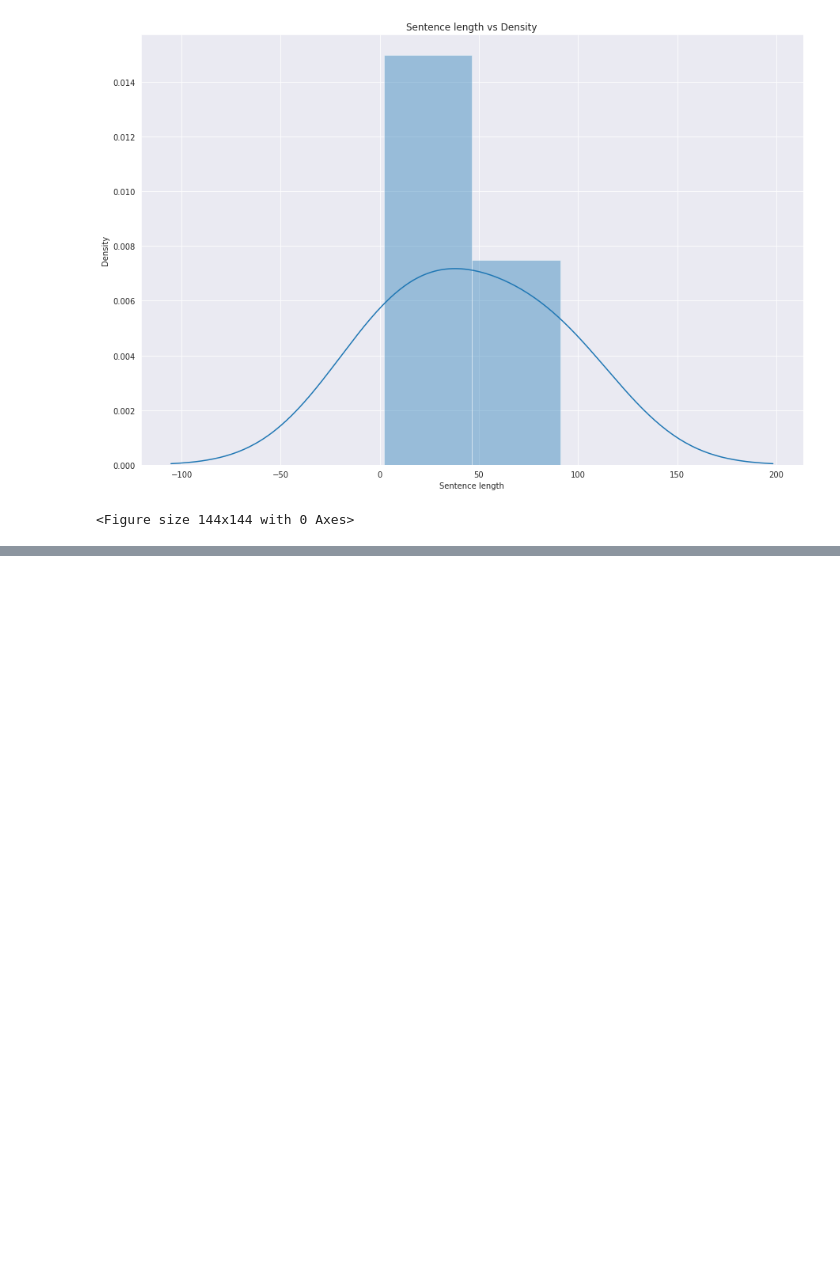
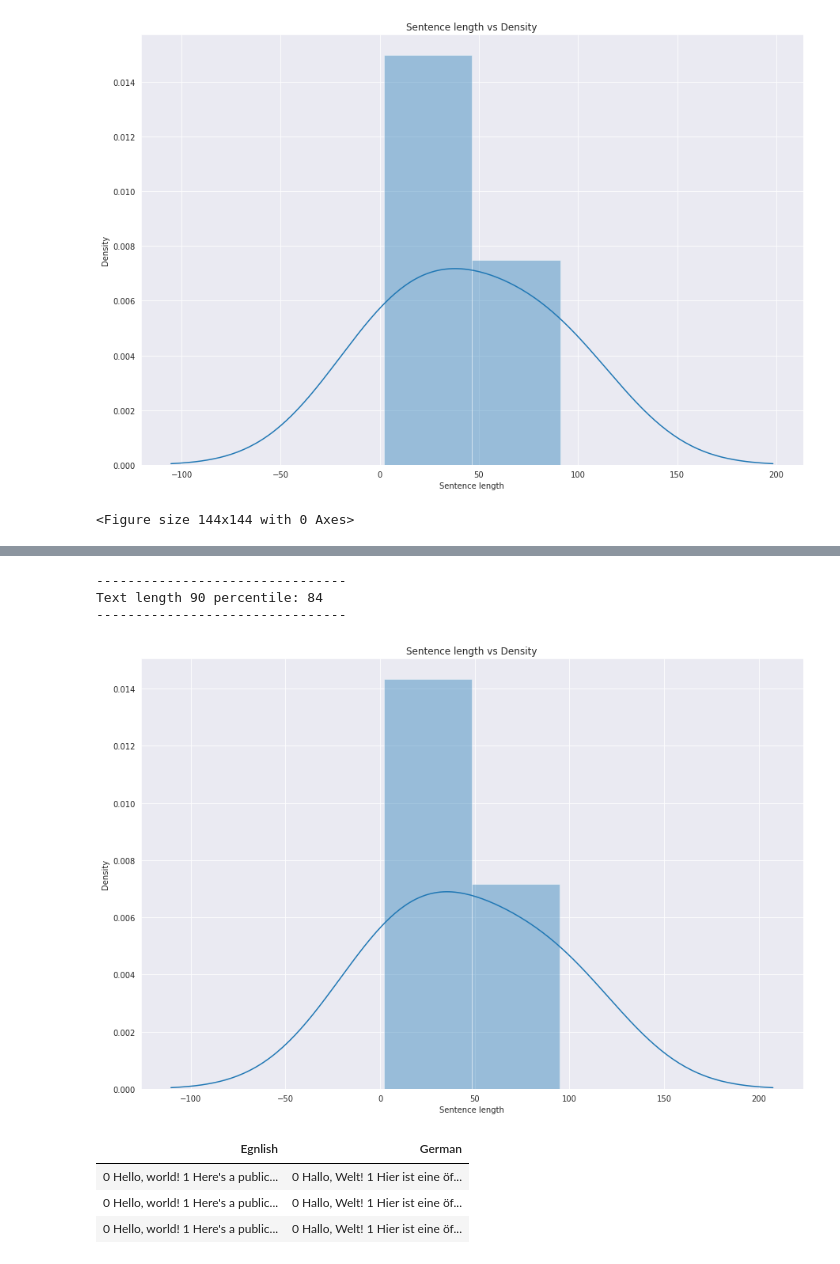
Before and after one commit to pandya6988/diin_text, a Jupyter notebook: notebooks/00_data.ipynb, the cells around one changed output, grey strips where cells are left out. Cells and saved outputs as stored; diff of their text form; code cells hidden in the pictures; blank space fills up the shorter version.

```diff
--- a/notebooks/00_data.ipynb
+++ b/notebooks/00_data.ipynb
@@ -184,0 +205,12 @@ plot_text_length(df['text'])
+# %%
+class CustomDataset(PrettyDataset):
+    def __init__(self, text):
+        super().__init__()
+        self.en_text = text
+        self.de_text = create_ori_trans_dataframe(df['text'], default_translator_path)['trans_text']
+
+    def __len__(self): len(self.text)
+
+    def __getitem__(self, idx): return {'Egnlish': self.en_text, 'German': self.de_text}
+# %%
+dataset = CustomDataset(df['text'])
@@ -184,0 +235,15 @@ plot_text_length(df['text'])
+# %%
+dataset.plot_text_length('de_text', percentile=90)
+# %% [output]
+--------------------------------
+Text length 90 percentile: 84
+--------------------------------
+[figure, added]
+# %%
+dataset_output = dataset.show_output_examples(3)
+dataset_output
+# %% [output]
+| Egnlish | German |
+| 0 Hello, world! 1 Here's a public... | 0 Hallo, Welt! 1 Hier ist eine öf... |
+| 0 Hello, world! 1 Here's a public... | 0 Hallo, Welt! 1 Hier ist eine öf... |
+| 0 Hello, world! 1 Here's a public... | 0 Hallo, Welt! 1 Hier ist eine öf... |
```
Also changed, not shown: parts of 8 cells of this notebook, 3 other files.
